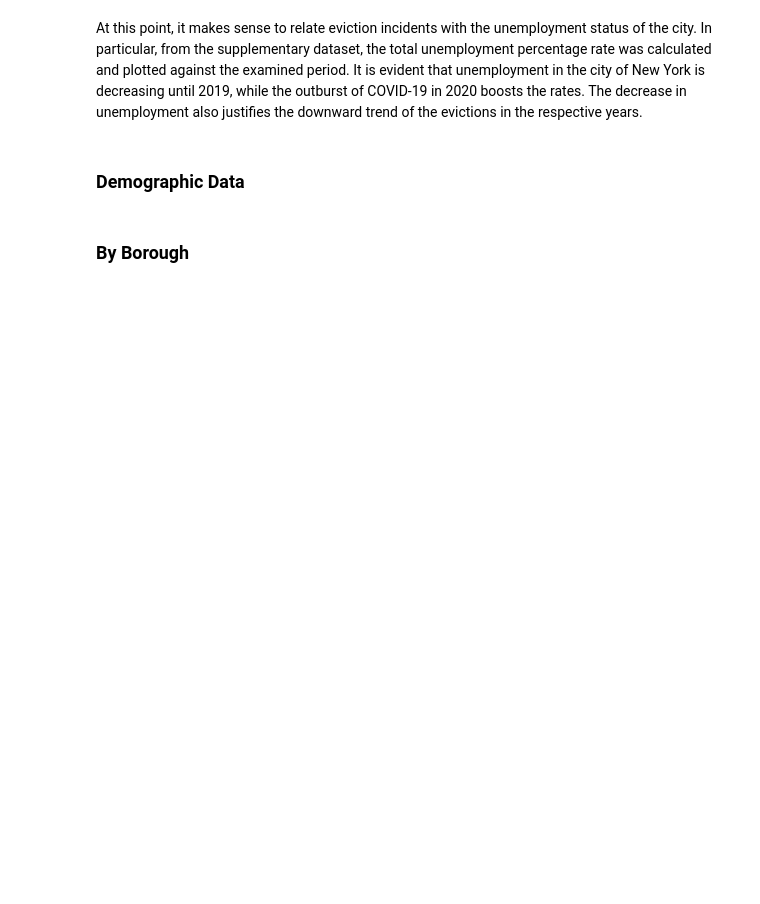
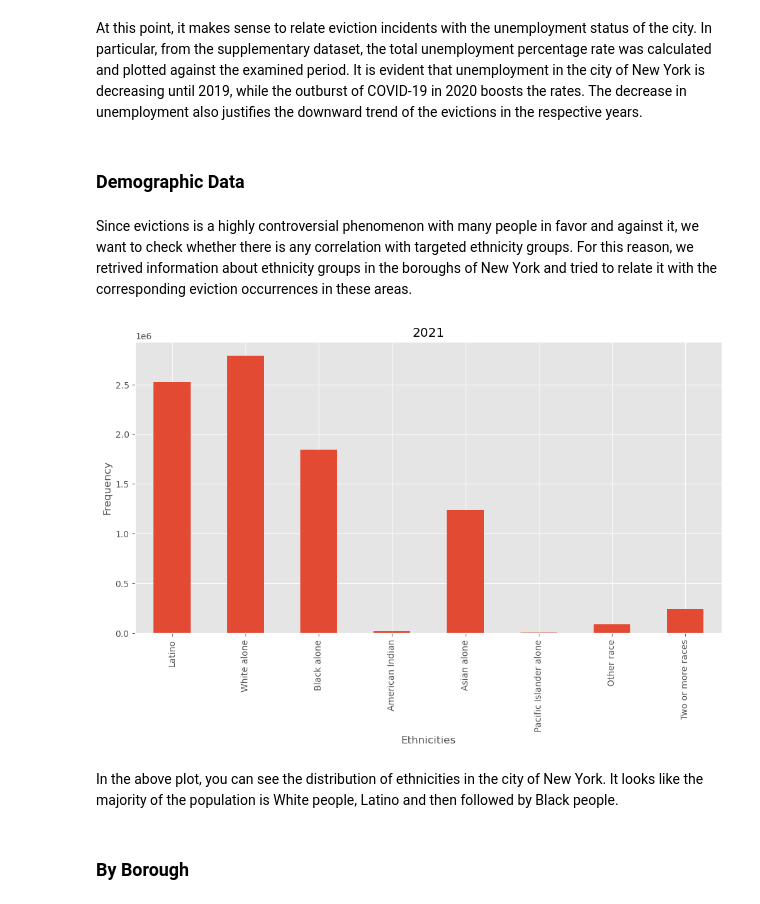
Before and after one commit to FranziskaMarie/Evictions-NYC, a Jupyter notebook: social_test.ipynb, the cells around one changed output. Drawn from its saved outputs; the diff is of its cells as text; code cells hidden in the pictures; blank space fills up the shorter version.

```diff
--- a/social_test.ipynb
+++ b/social_test.ipynb
@@ -202,10 +357,10 @@ dem2019 = pd.read_excel('demographic_data\demo_2019_acs5yr_nta.xlsx')
 dem2020 = pd.read_excel('demographic_data\demo_2020_acs5yr_nta.xlsx')
 dem2021 = pd.read_excel('demographic_data\demo_2021_acs5yr_nta.xlsx')
 # %%
-dem_2017 = dem2017[["Hsp1E", "NHspE", "WtNHE", "BlNHE", "AIANNHE", "AsnNHE", "NHPINHE", "OthNHE", "Rc2plNHE"]]
-dem_2018 = dem2018[["Hsp1E", "NHspE", "WtNHE", "BlNHE", "AIANNHE", "AsnNHE", "NHPINHE", "OthNHE", "Rc2plNHE"]]
-dem_2019 = dem2019[["Hsp1E", "NHspE", "WtNHE", "BlNHE", "AIANNHE", "AsnNHE", "NHPINHE", "OthNHE", "Rc2plNHE"]]
-dem_2020 = dem2020[["Hsp1E", "NHspE", "WtNHE", "BlNHE", "AIANNHE", "AsnNHE", "NHPINHE", "OthNHE", "Rc2plNHE"]]
-dem_2021 = dem2021[["Hsp1E", "NHspE", "WtNHE", "BlNHE", "AIANNHE", "AsnNHE", "NHPINHE", "OthNHE", "Rc2plNHE"]]
+dem_2017 = dem2017[["Hsp1E", "WtNHE", "BlNHE", "AIANNHE", "AsnNHE", "NHPINHE", "OthNHE", "Rc2plNHE"]]
+dem_2018 = dem2018[["Hsp1E", "WtNHE", "BlNHE", "AIANNHE", "AsnNHE", "NHPINHE", "OthNHE", "Rc2plNHE"]]
+dem_2019 = dem2019[["Hsp1E", "WtNHE", "BlNHE", "AIANNHE", "AsnNHE", "NHPINHE", "OthNHE", "Rc2plNHE"]]
+dem_2020 = dem2020[["Hsp1E", "WtNHE", "BlNHE", "AIANNHE", "AsnNHE", "NHPINHE", "OthNHE", "Rc2plNHE"]]
+dem_2021 = dem2021[["Hsp1E", "WtNHE", "BlNHE", "AIANNHE", "AsnNHE", "NHPINHE", "OthNHE", "Rc2plNHE"]]
 demo_all = [dem_2017, dem_2018, dem_2019, dem_2020, dem_2021]
 # %%
@@ -223 +378,15 @@ for n, category in enumerate(demo_all):
+# %% [markdown]
+Since evictions is a highly controversial phenomenon with many people in favor and against it, we want to check whether there is any correlation with targeted ethnicity groups. For this reason, we retrived information about ethnicity groups in the boroughs of New York and tried to relate it with the corresponding eviction occurrences in these areas.
+# %%
+ax = plt.subplot()
+dem_2021.sum().plot.bar()
+ax.set_xticklabels(['Latino', 'White alone','Black alone','American Indian','Asian alone','Pacific Islander alone','Other race','Two or more races'], rotation=90)
+ax.set_title('2021')
+ax.set_ylabel('Frequency')
+ax.set_xlabel('Ethnicities')
+plt.show()
+# %% [output]
+[figure, added]
+# %% [markdown]
+In the above plot, you can see the distribution of ethnicities in the city of New York. It looks like the majority of the population is White people, Latino and then followed by Black people.
 # %%
```
Also changed, not shown: parts of 30 cells of this notebook.
